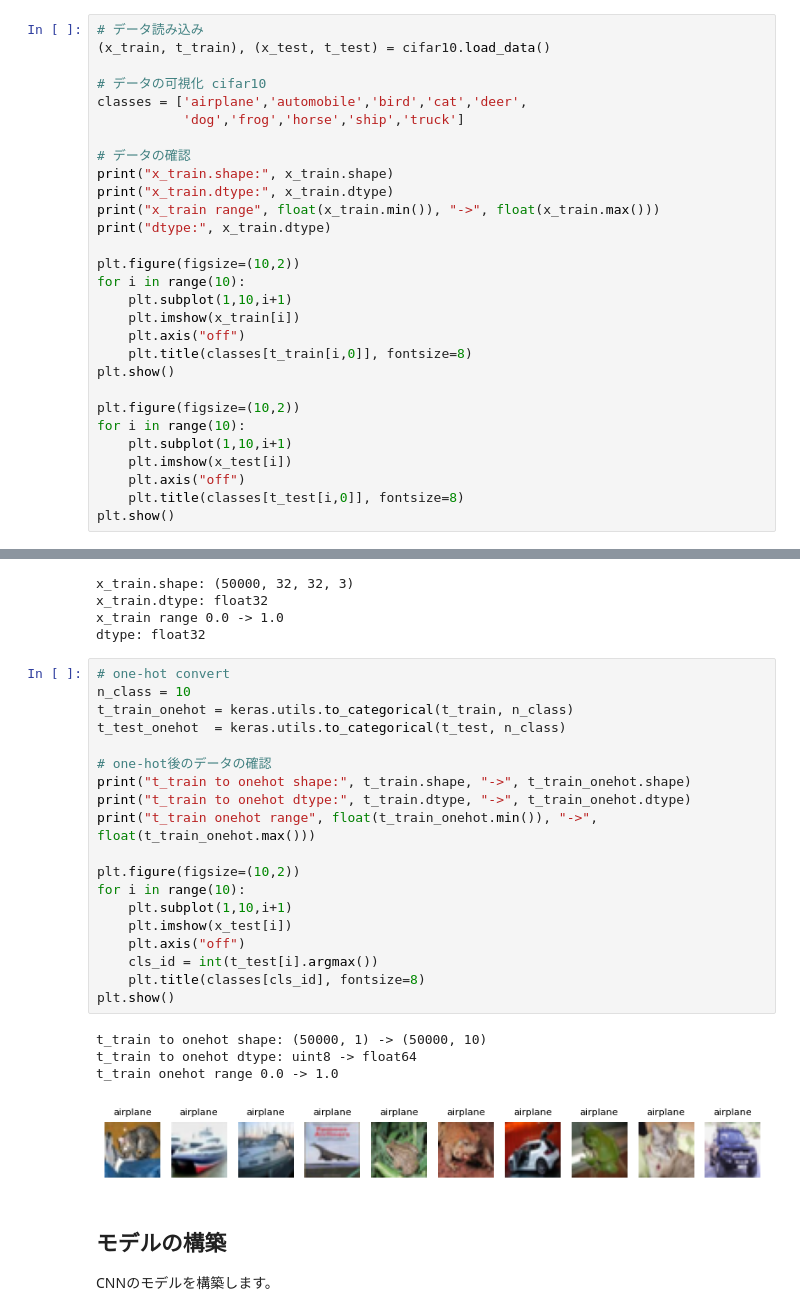
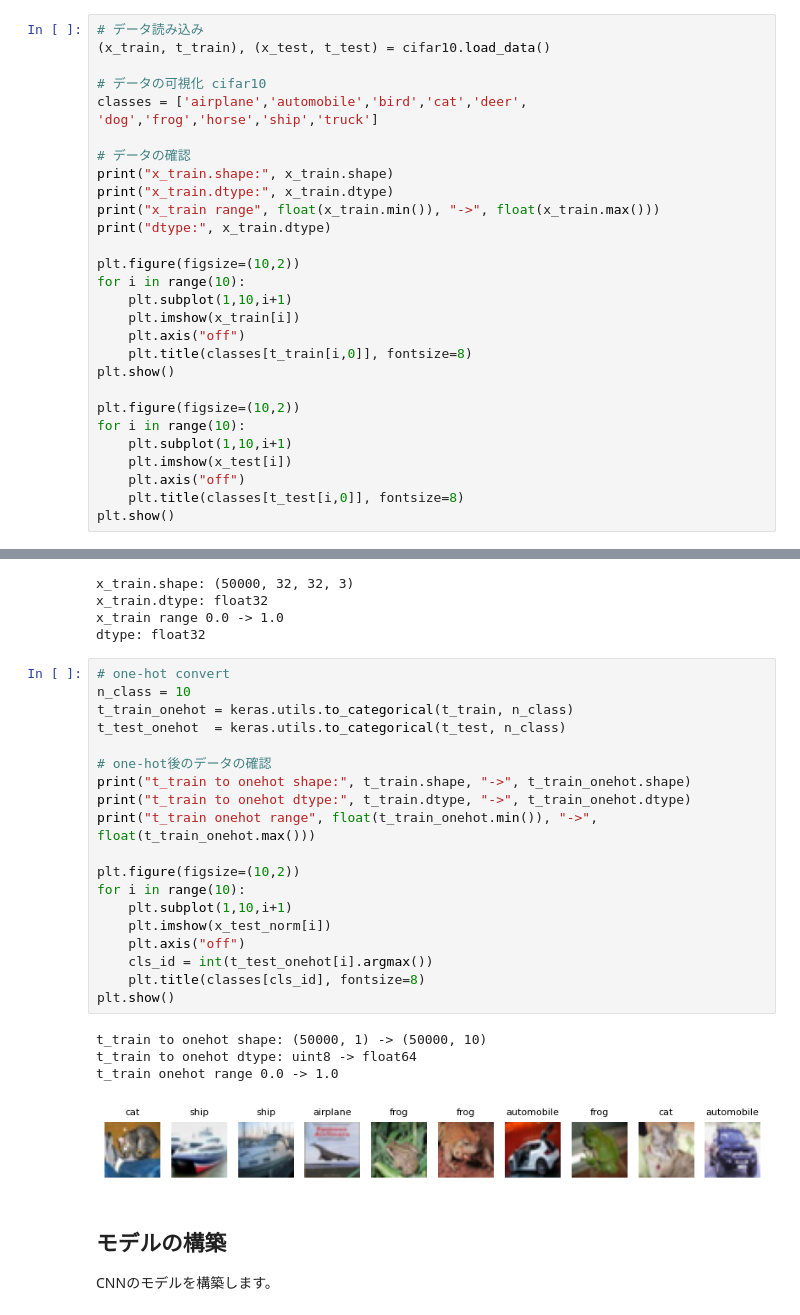
Before and after one commit to OlyKoek/MyStudy-AI-app, a Jupyter notebook: Section13/make_model.ipynb, the cells around one changed output, grey strips where cells are left out. Drawn from its saved outputs; the diff is of its cells as text.

Commit message:
update: comment and viewer label fix
- comment update
- learning label all airplane fix to actual label

```diff
--- a/Section13/make_model.ipynb
+++ b/Section13/make_model.ipynb
@@ -39,8 +39,7 @@ from keras.callbacks import LambdaCallback
 (x_train, t_train), (x_test, t_test) = cifar10.load_data()
 
 # データの可視化 cifar10
-classes = ['airplane','automobile','bird','cat','deer',
-           'dog','frog','horse','ship','truck']
+classes = ['airplane','automobile','bird','cat','deer', 'dog','frog','horse','ship','truck']
 
 # データの確認
 print("x_train.shape:", x_train.shape)
@@ -90,27 +87,27 @@ dtype: float32
 # %%
 # one-hot convert
 n_class = 10
 t_train_onehot = keras.utils.to_categorical(t_train, n_class)
 t_test_onehot  = keras.utils.to_categorical(t_test, n_class)
 
 # one-hot後のデータの確認
 print("t_train to onehot shape:", t_train.shape, "->", t_train_onehot.shape)
 print("t_train to onehot dtype:", t_train.dtype, "->", t_train_onehot.dtype)
 print("t_train onehot range", float(t_train_onehot.min()), "->", float(t_train_onehot.max()))
 
 plt.figure(figsize=(10,2))
 for i in range(10):
     plt.subplot(1,10,i+1)
-    plt.imshow(x_test[i])
+    plt.imshow(x_test_norm[i])
     plt.axis("off")
-    cls_id = int(t_test[i].argmax())
+    cls_id = int(t_test_onehot[i].argmax())
     plt.title(classes[cls_id], fontsize=8)
 plt.show()
 # %% [output]
 t_train to onehot shape: (50000, 1) -> (50000, 10)
 t_train to onehot dtype: uint8 -> float64
 t_train onehot range 0.0 -> 1.0
-[figure, old version]
+[figure, new version]
 # %% [markdown]
 ## モデルの構築
 CNNのモデルを構築します。
```
Also changed, not shown: parts of 2 cells of this notebook.
